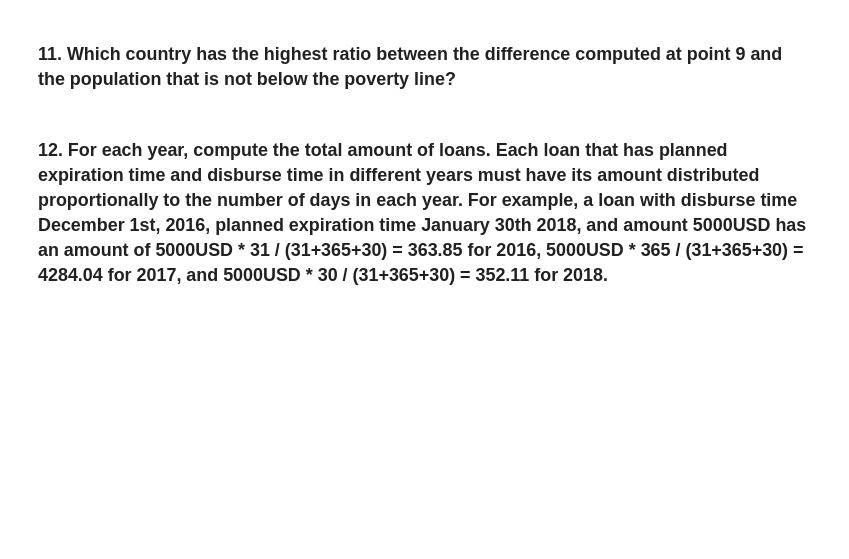
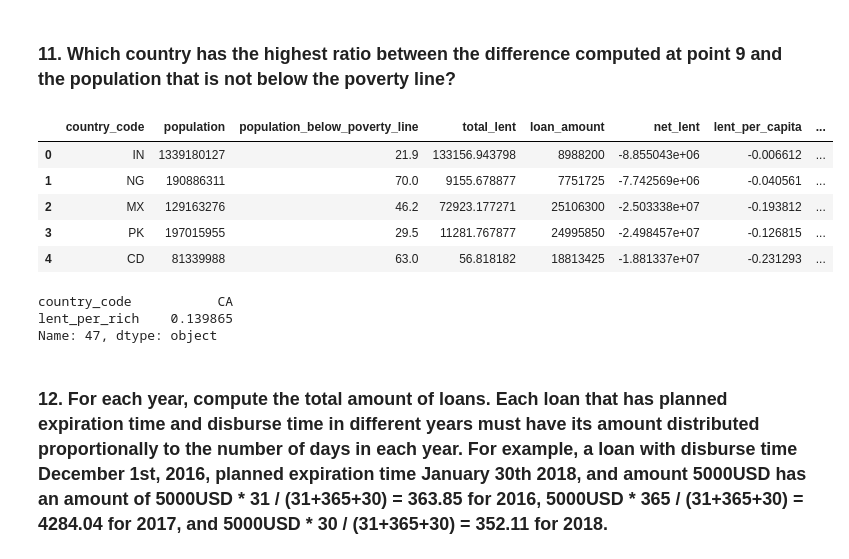
Before and after one commit to EmanueleArtioli/kiva-crowdfunding, a Jupyter notebook: kiva-notebook.ipynb, the cells around one changed output. Cells and saved outputs as stored; diff of their text form; code cells hidden in the pictures; blank space fills up the shorter version.

Commit message:
final result before group review

```diff
--- a/kiva-notebook.ipynb
+++ b/kiva-notebook.ipynb
@@ -248,4 +273,5 @@ s
 # %%
-isnull = df3.country_code.isnull()
-sample = df3.country_code.dropna().sample(isnull.sum(), replace=True).values
-df3.loc[isnull, 'country_code'] = sample
+nocountry = lenders['country_code'].isnull()
+sample = lenders['country_code'].dropna().sample(nocountry.sum(), replace=True).values
+lenders.loc[nocountry, 'country_code'] = sample
+lenders.head()
@@ -310,0 +285,3 @@ df9END.head()
+# %%
+lenders = lenders.merge(total_lent, on='permanent_name')
+lenders.head()
@@ -310,0 +295,7 @@ df9END.head()
+# %%
+country_lent = pd.DataFrame(lenders.groupby('country_code').sum())
+country_borr = pd.DataFrame(loans[['country_code', 'loan_amount']].groupby('country_code').sum())
+country_borr.head()
+country_money = country_lent.merge(country_borr, on='country_code').reset_index()
+country_money['net_lent'] = country_money['total_lent'] - country_money['loan_amount']
+country_money[['country_code', 'net_lent']].head()
@@ -353,3 +342,19 @@ df11_2.loc[df11_2.country_code=='LU',:]
+# %%
+country_stats['lent_per_rich'] = country_stats['net_lent'] / ( country_stats['population'] * (1 - country_stats['population_below_poverty_line'] / 100 ) )
+country_stats.head()
+# %% [output]
+|  | country_code | population | population_below_poverty_line | total_lent | loan_amount | net_lent | lent_per_capita | ... |
+| 0 | IN | 1339180127 | 21.9 | 133156.943798 | 8988200 | -8.855043e+06 | -0.006612 | ... |
+| 1 | NG | 190886311 | 70.0 | 9155.678877 | 7751725 | -7.742569e+06 | -0.040561 | ... |
+| 2 | MX | 129163276 | 46.2 | 72923.177271 | 25106300 | -2.503338e+07 | -0.193812 | ... |
+| 3 | PK | 197015955 | 29.5 | 11281.767877 | 24995850 | -2.498457e+07 | -0.126815 | ... |
+| 4 | CD | 81339988 | 63.0 | 56.818182 | 18813425 | -1.881337e+07 | -0.231293 | ... |
+# %%
+country_stats.loc[country_stats['lent_per_rich'].idxmax(),['country_code', 'lent_per_rich']]
+# %% [output]
+country_code           CA
+lent_per_rich    0.139865
+Name: 47, dtype: object
 # %% [markdown]
 ### 12. For each year, compute the total amount of loans. Each loan that has planned expiration time and disburse time in different years must have its amount distributed proportionally to the number of days in each year. For example, a loan with disburse time December 1st, 2016, planned expiration time January 30th 2018, and amount 5000USD has an amount of 5000USD * 31 / (31+365+30) = 363.85 for 2016, 5000USD * 365 / (31+365+30) = 4284.04 for 2017, and 5000USD * 30 / (31+365+30) = 352.11 for 2018.
 # %%
```
Also changed, not shown: parts of 83 cells of this notebook.
